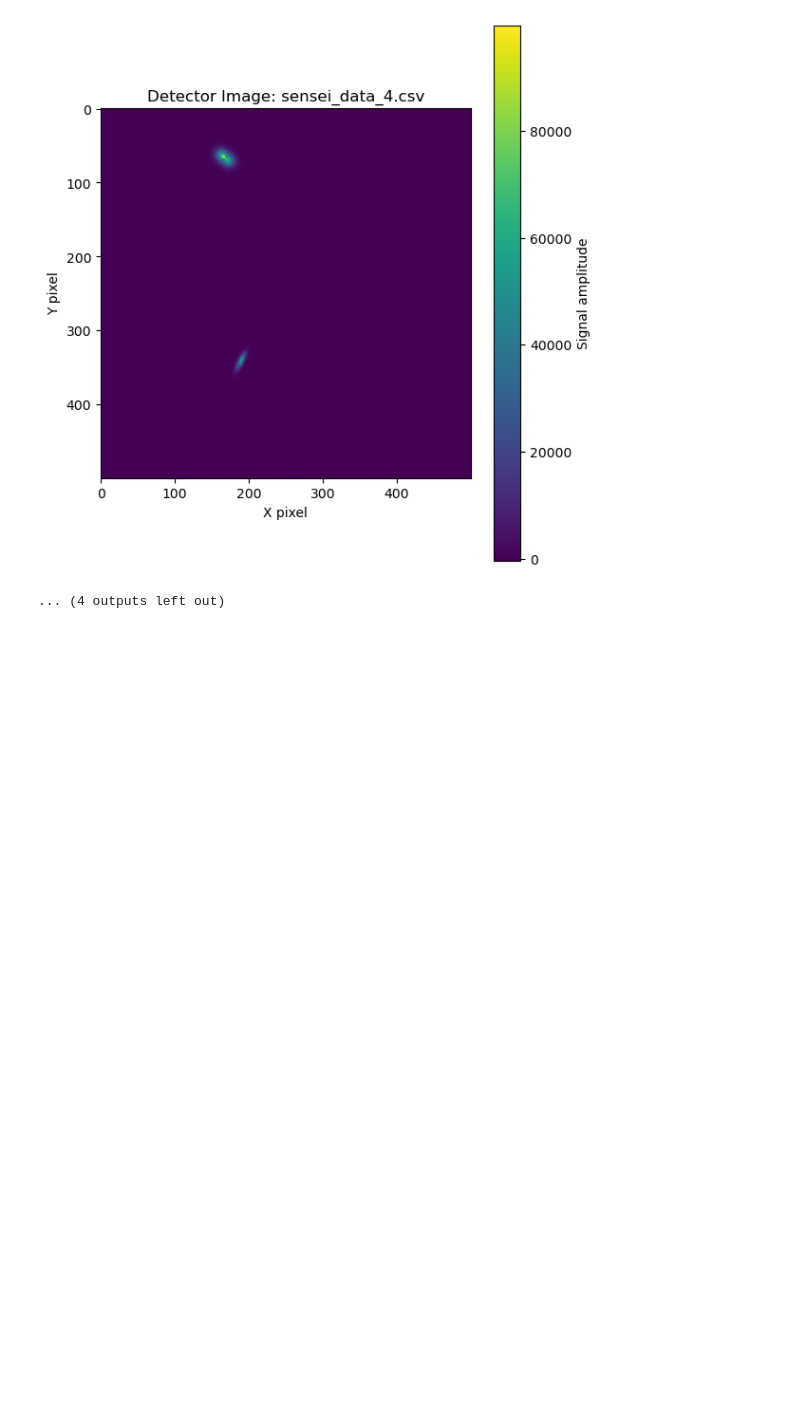
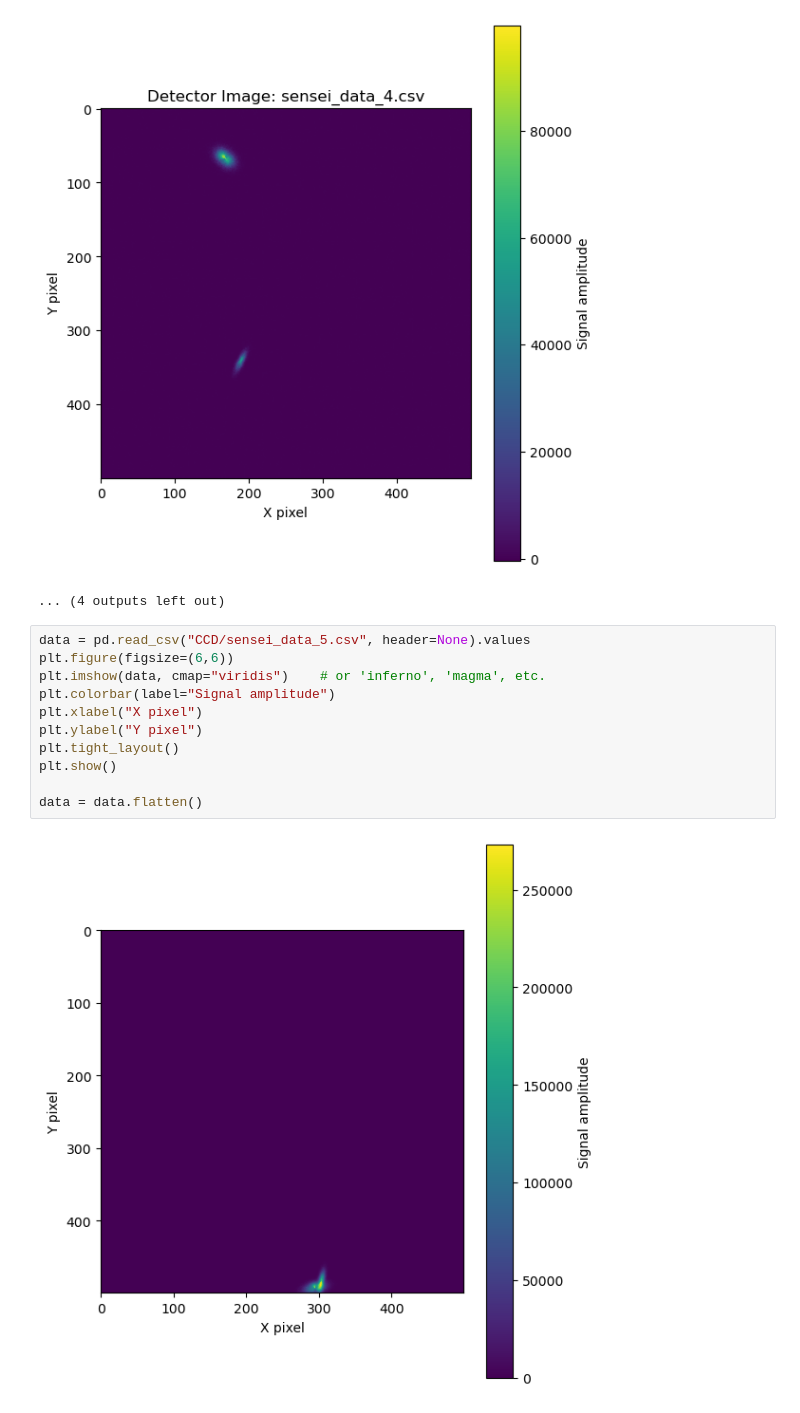
Before and after one commit to dowlingwong/GGI_CCDNR, a Jupyter notebook: CCD_viz.ipynb, the cells around one changed output. Saved outputs shown, nothing was run; the diff lists cells and outputs as text; blank space fills up the shorter version.

```diff
--- a/CCD_viz.ipynb
+++ b/CCD_viz.ipynb
@@ -41,3 +41,16 @@ Found 15 CSV files.
 [figure]
 [figure]
 ... (4 outputs left out)
+# %%
+data = pd.read_csv("CCD/sensei_data_5.csv", header=None).values
+plt.figure(figsize=(6,6))
+plt.imshow(data, cmap="viridis")    # or 'inferno', 'magma', etc.
+plt.colorbar(label="Signal amplitude")
+plt.xlabel("X pixel")
+plt.ylabel("Y pixel")
+plt.tight_layout()
+plt.show()
+
+data = data.flatten()
+# %% [output]
+[figure, added]
```
Also changed, not shown: parts of 4 cells of this notebook, 4 other files.
